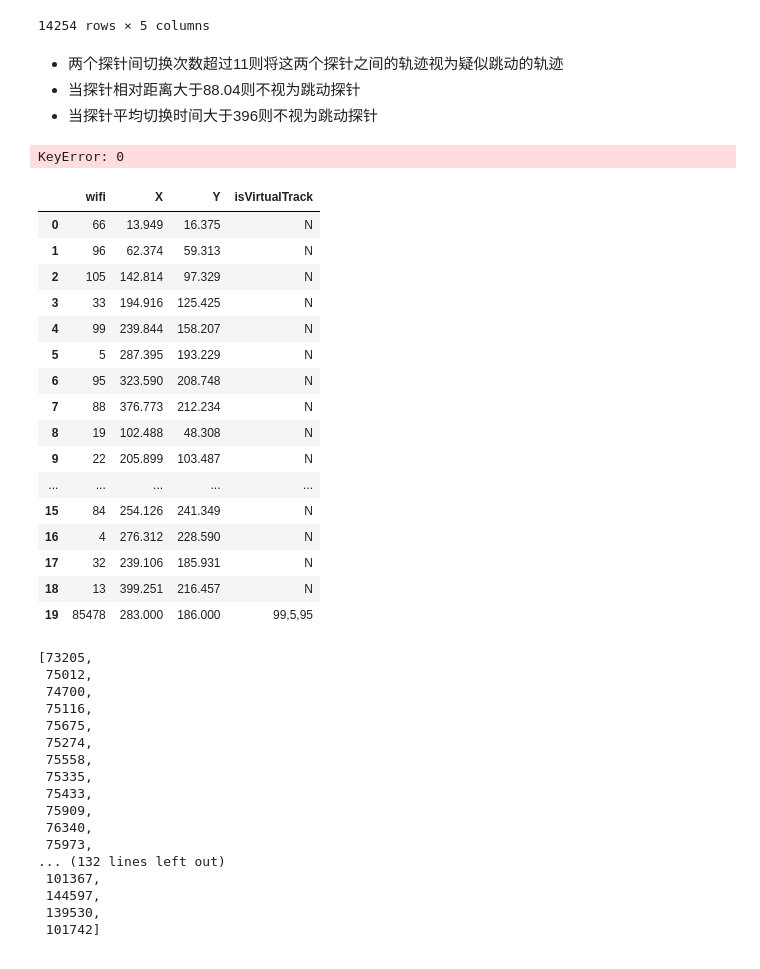
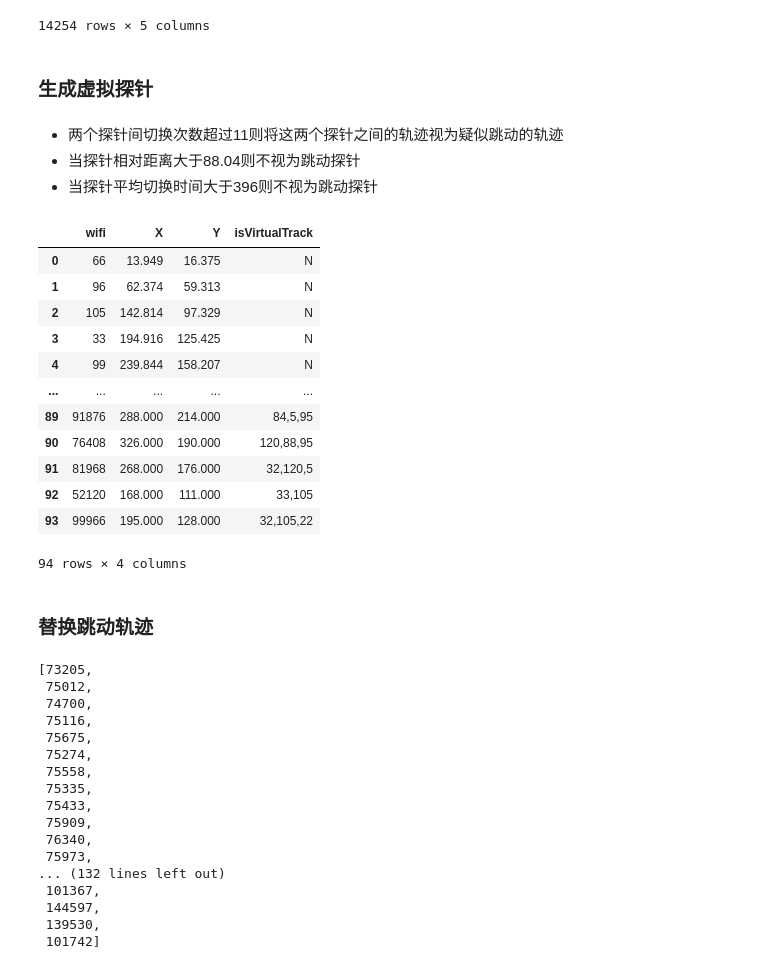
Before and after one commit to RickH-Arch/MEIRL-GAIL-Behavior-Cloning, a Jupyter notebook: wifi_track_data/wifi_track_data_clean_advanced.ipynb, the cells around one changed output. Saved outputs shown, nothing was run; the diff lists cells and outputs as text; code cells hidden in the pictures.

Commit message:
get wifi pos plot

```diff
--- a/wifi_track_data/wifi_track_data_clean_advanced.ipynb
+++ b/wifi_track_data/wifi_track_data_clean_advanced.ipynb
@@ -409,6 +409,8 @@ myplot.Boxes([(df_count['count'],"各mac探针切换次数计数"),
               ])
 # %%
 myplot.Boxes([(df_count[df_count['count']>11].meanTime,'切换次数>11的探针间平均切换时间')])
+# %% [markdown]
+### 生成虚拟探针
 # %% [markdown]
 - 两个探针间切换次数超过11则将这两个探针之间的轨迹视为疑似跳动的轨迹
 - 当探针相对距离大于88.04则不视为跳动探针
@@ -420,12 +421,10 @@ df_now = df[df.m == mac]
 df_now = df_now.sort_values(by = 't')
 utils.Show3DTrack_Origin(df_now,df_wifiposNew)
 # %%
-reload(utils)
-
-#for mac in tqdm(mac_list):
-for i in range(1):
+for mac in tqdm(mac_list):
+#for i in range(1):
     #get df now
-    df_now = GetDfNow(mac_list[100])
+    df_now = GetDfNow(mac)
 
     #get track switch count
     last_track = 0
@@ -436,53 +435,44 @@ for i in range(1):
             last_track = row.a
             continue
         if last_track != row.a:
             t = df_now.iloc[index].t-df_now.iloc[index - 1].t
             df_count = utils.AddTrackCoupleToDf(df_count,last_track,row.a,t)
             last_track = row.a
 
     #get tracks that switch more than 11
     df_count = df_count[df_count['count']>11]
     if len(df_count) == 0:
         continue
 
     #meanTime less than 396
     df_count.meanTime = df_count.meanTime.apply(lambda x :x.total_seconds())
     df_count.meanTime = df_count.meanTime/df_count['count']
     df_count = df_count[df_count.meanTime < 396]
     if len(df_count) == 0:
         continue
 
     #distance < 90
     df_count = df_count[df_count.distance < 90]
     if len(df_count) == 0:
         continue
 
-
     df_count = df_count.sort_values(by='count',ascending=False)
     #get jump track sets
-    track_sets = utils.GetJumpTrackSets(df_count.wifi_a,df_count.wifi_b)
+    track_sets = utils.GetJumpTrackSets(df_count.wifi_a.values,df_count.wifi_b.values)
     #add new virtual tracks
     df_wifiposNew = utils.AddNewWifiTrack(df_wifiposNew,track_sets)
 df_wifiposNew
 # %% [output]
+|  | wifi | X | Y | isVirtualTrack |
+| 0 | 66 | 13.949 | 16.375 | N |
+| 1 | 96 | 62.374 | 59.313 | N |
+| 2 | 105 | 142.814 | 97.329 | N |
+| 3 | 33 | 194.916 | 125.425 | N |
+| 4 | 99 | 239.844 | 158.207 | N |
+| ... | ... | ... | ... | ... |
+| 89 | 91876 | 288.000 | 214.000 | 84,5,95 |
+| 90 | 76408 | 326.000 | 190.000 | 120,88,95 |
+| 91 | 81968 | 268.000 | 176.000 | 32,120,5 |
+| 92 | 52120 | 168.000 | 111.000 | 33,105 |
+| 93 | 99966 | 195.000 | 128.000 | 32,105,22 |
-KeyError: 0
+94 rows × 4 columns
-# %%
-df_wifiposNew
-# %% [output]
-|  | wifi | X | Y | isVirtualTrack |
-| 0 | 66 | 13.949 | 16.375 | N |
-| 1 | 96 | 62.374 | 59.313 | N |
-| 2 | 105 | 142.814 | 97.329 | N |
-| 3 | 33 | 194.916 | 125.425 | N |
-| 4 | 99 | 239.844 | 158.207 | N |
-| 5 | 5 | 287.395 | 193.229 | N |
-| 6 | 95 | 323.590 | 208.748 | N |
-| 7 | 88 | 376.773 | 212.234 | N |
-| 8 | 19 | 102.488 | 48.308 | N |
-| 9 | 22 | 205.899 | 103.487 | N |
-| ... | ... | ... | ... | ... |
-| 15 | 84 | 254.126 | 241.349 | N |
-| 16 | 4 | 276.312 | 228.590 | N |
-| 17 | 32 | 239.106 | 185.931 | N |
-| 18 | 13 | 399.251 | 216.457 | N |
-| 19 | 85478 | 283.000 | 186.000 | 99,5,95 |
@@ -489,3 +485,5 @@ df_wifiposNew
+# %% [markdown]
+### 替换跳动轨迹
 # %%
 start = False
 del_marks = []
```
Also changed, not shown: parts of 6 cells of this notebook, 4 other files.
